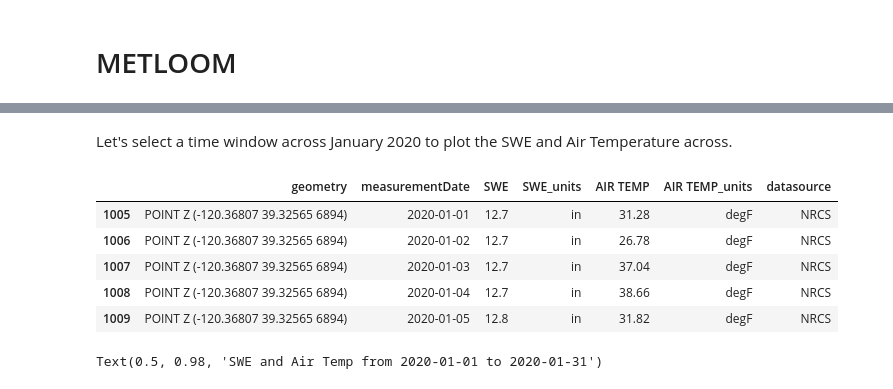
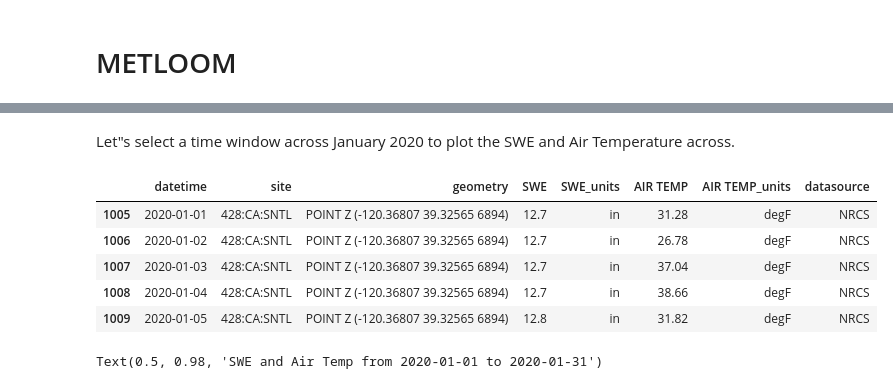
Before and after one commit to bair-climate-initiative/multiearth, a Jupyter notebook: nbs/metloom.ipynb, the cells around one changed output, grey strips where cells are left out. Cells and saved outputs as stored; diff of their text form; code cells hidden in the pictures.

```diff
--- a/nbs/metloom.ipynb
+++ b/nbs/metloom.ipynb
@@ -70,6 +84,6 @@ We've extracted assets from a single station in this notebook. Note that max_ite
 # %%
-fpath = str(Path(cfg["providers"][0]['collections'][0]['outdir']))
-files = list(glob.glob(fpath + '/*csv'))
+fpath = str(Path(cfg["providers"][0]["collections"][0]["outdir"]))
+files = list(glob.glob(fpath + "/*csv"))
 
 # We know there is only one provider pulled, assert
 assert (
@@ -78,11 +92,12 @@ assert (
 
 file_path = files[0]
 df = pd.read_csv(file_path)
-df.drop('Unnamed: 0', axis=1, inplace=True)
-df['measurementDate'] = pd.to_datetime(df['measurementDate']).copy()
+# df.drop("Unnamed: 0", axis=1, inplace=True)
+time_var = "datetime"
+df[time_var] = pd.to_datetime(df[time_var]).copy()
 
 # We know there is only one station pulled, assert
-assert (len(df.groupby('geometry', as_index=False)) == 1), f"There were {len(df.groupby('geometry', as_index=False))} station records pulled. `max_items: 1` failed to constrain."
+assert (len(df.groupby("geometry", as_index=False)) == 1), f"There were {len(df.groupby('geometry', as_index=False))} station records pulled. `max_items: 1` failed to constrain."
 # %%
 df.head()
 # %% [output]
@@ -95,18 +110,18 @@ df.head()
 # %% [markdown]
-Let's select a time window across January 2020 to plot the SWE and Air Temperature across.
+Let"s select a time window across January 2020 to plot the SWE and Air Temperature across.
 # %%
-start_date = '2020-01-01'
-end_date = '2020-01-31'
-window_df = df[(df['measurementDate'] > start_date) & (df['measurementDate'] < end_date)].copy()
-window_df.loc[:, 'measurementDate'] = window_df.loc[:, 'measurementDate'].dt.date
+start_date = "2020-01-01"
+end_date = "2020-01-31"
+window_df = df[(df[time_var] > start_date) & (df[time_var] < end_date)].copy()
+window_df.loc[:, time_var] = window_df.loc[:, time_var].dt.date
 window_df.head()
 # %% [output]
-|  | geometry | measurementDate | SWE | SWE_units | AIR TEMP | AIR TEMP_units | datasource |
-| 1005 | POINT Z (-120.36807 39.32565 6894) | 2020-01-01 | 12.7 | in | 31.28 | degF | NRCS |
-| 1006 | POINT Z (-120.36807 39.32565 6894) | 2020-01-02 | 12.7 | in | 26.78 | degF | NRCS |
-| 1007 | POINT Z (-120.36807 39.32565 6894) | 2020-01-03 | 12.7 | in | 37.04 | degF | NRCS |
-| 1008 | POINT Z (-120.36807 39.32565 6894) | 2020-01-04 | 12.7 | in | 38.66 | degF | NRCS |
-| 1009 | POINT Z (-120.36807 39.32565 6894) | 2020-01-05 | 12.8 | in | 31.82 | degF | NRCS |
+|  | datetime | site | geometry | SWE | SWE_units | AIR TEMP | AIR TEMP_units | datasource |
+| 1005 | 2020-01-01 | 428:CA:SNTL | POINT Z (-120.36807 39.32565 6894) | 12.7 | in | 31.28 | degF | NRCS |
+| 1006 | 2020-01-02 | 428:CA:SNTL | POINT Z (-120.36807 39.32565 6894) | 12.7 | in | 26.78 | degF | NRCS |
+| 1007 | 2020-01-03 | 428:CA:SNTL | POINT Z (-120.36807 39.32565 6894) | 12.7 | in | 37.04 | degF | NRCS |
+| 1008 | 2020-01-04 | 428:CA:SNTL | POINT Z (-120.36807 39.32565 6894) | 12.7 | in | 38.66 | degF | NRCS |
+| 1009 | 2020-01-05 | 428:CA:SNTL | POINT Z (-120.36807 39.32565 6894) | 12.8 | in | 31.82 | degF | NRCS |
 # %%
 fig, axes = plt.subplots(1, 2, figsize=(10, 5))
 ax = axes[0]
```
Also changed, not shown: parts of 4 cells of this notebook.
